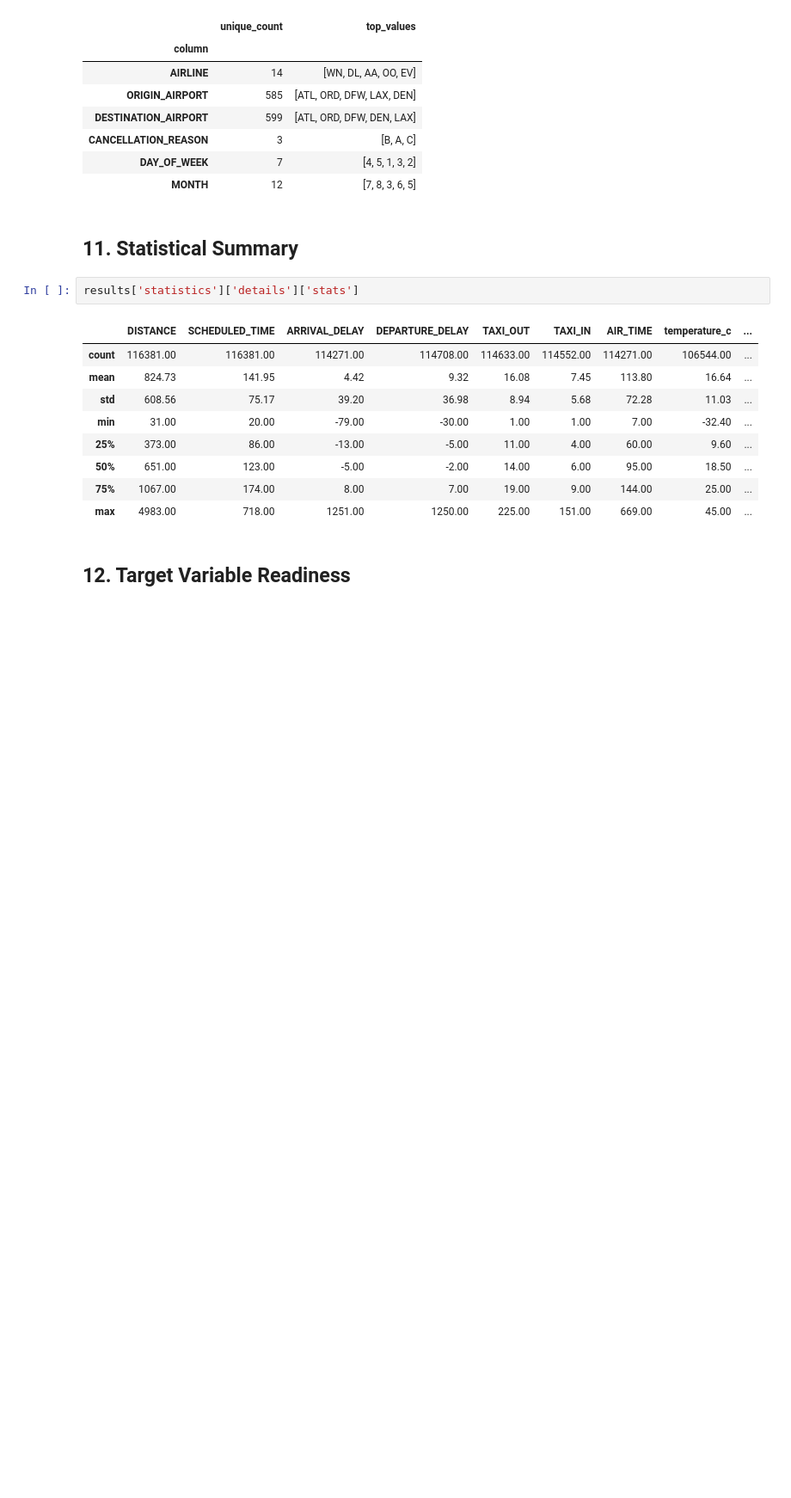
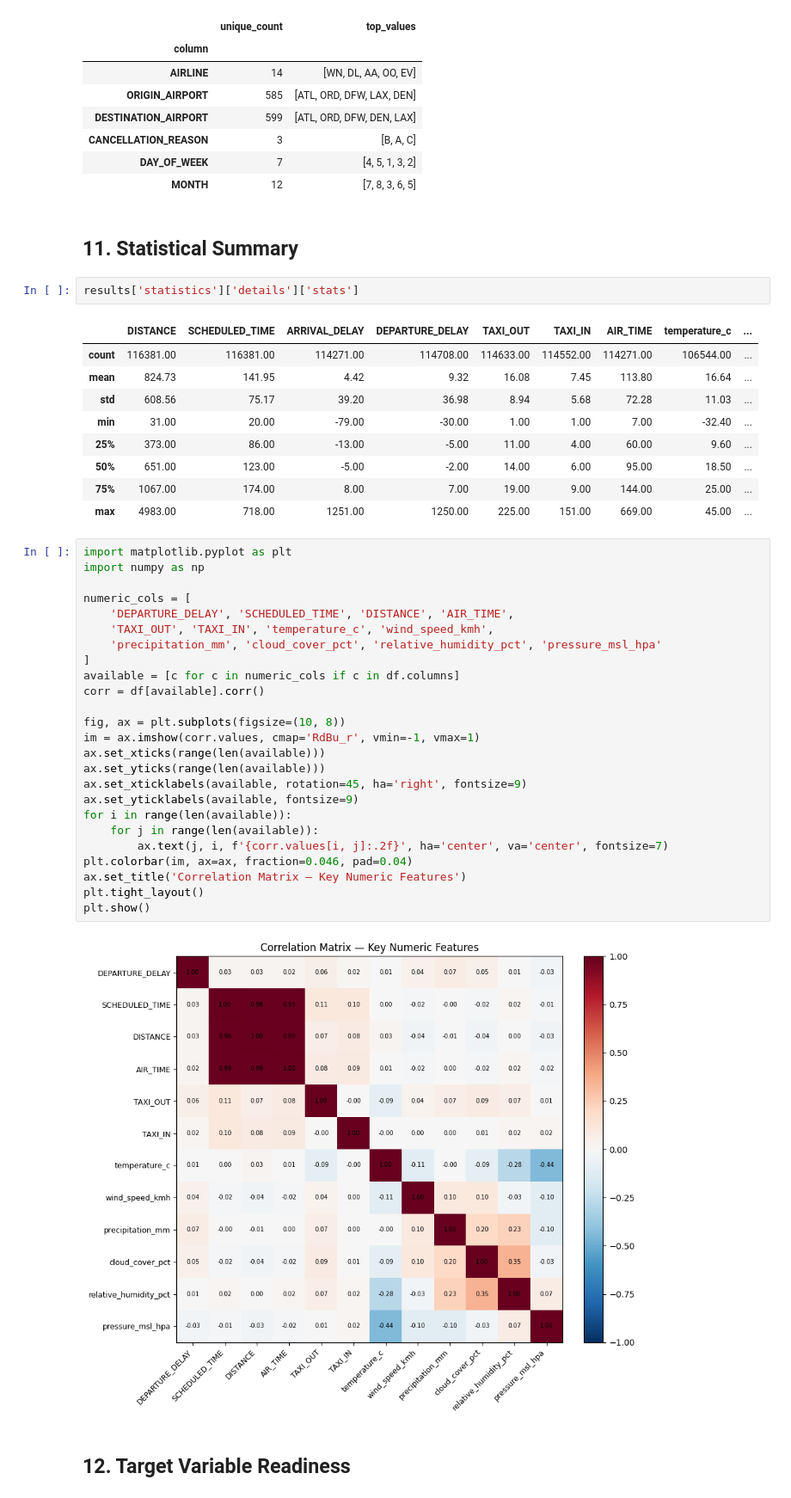
Before and after one commit to El-Maktab/DS-Flight-Delay-Classification, a Jupyter notebook: notebooks/validation_report.ipynb, the cells around one changed output. Shown at 86% size. Cells and saved outputs as stored; diff of their text form; blank space fills up the shorter version.

```diff
--- a/notebooks/validation_report.ipynb
+++ b/notebooks/validation_report.ipynb
@@ -228,5 +267,32 @@ results['statistics']['details']['stats']
 | 50% | 651.00 | 123.00 | -5.00 | -2.00 | 14.00 | 6.00 | 95.00 | 18.50 | ... |
 | 75% | 1067.00 | 174.00 | 8.00 | 7.00 | 19.00 | 9.00 | 144.00 | 25.00 | ... |
 | max | 4983.00 | 718.00 | 1251.00 | 1250.00 | 225.00 | 151.00 | 669.00 | 45.00 | ... |
+# %%
+import matplotlib.pyplot as plt
+import numpy as np
+
+numeric_cols = [
+    'DEPARTURE_DELAY', 'SCHEDULED_TIME', 'DISTANCE', 'AIR_TIME',
+    'TAXI_OUT', 'TAXI_IN', 'temperature_c', 'wind_speed_kmh',
+    'precipitation_mm', 'cloud_cover_pct', 'relative_humidity_pct', 'pressure_msl_hpa'
+]
+available = [c for c in numeric_cols if c in df.columns]
+corr = df[available].corr()
+
+fig, ax = plt.subplots(figsize=(10, 8))
+im = ax.imshow(corr.values, cmap='RdBu_r', vmin=-1, vmax=1)
+ax.set_xticks(range(len(available)))
+ax.set_yticks(range(len(available)))
+ax.set_xticklabels(available, rotation=45, ha='right', fontsize=9)
+ax.set_yticklabels(available, fontsize=9)
+for i in range(len(available)):
+    for j in range(len(available)):
+        ax.text(j, i, f'{corr.values[i, j]:.2f}', ha='center', va='center', fontsize=7)
+plt.colorbar(im, ax=ax, fraction=0.046, pad=0.04)
+ax.set_title('Correlation Matrix — Key Numeric Features')
+plt.tight_layout()
+plt.show()
+# %% [output]
+[figure, added]
 # %% [markdown]
 ## 12. Target Variable Readiness
```
Also changed, not shown: parts of 5 cells of this notebook, 4 other files.
